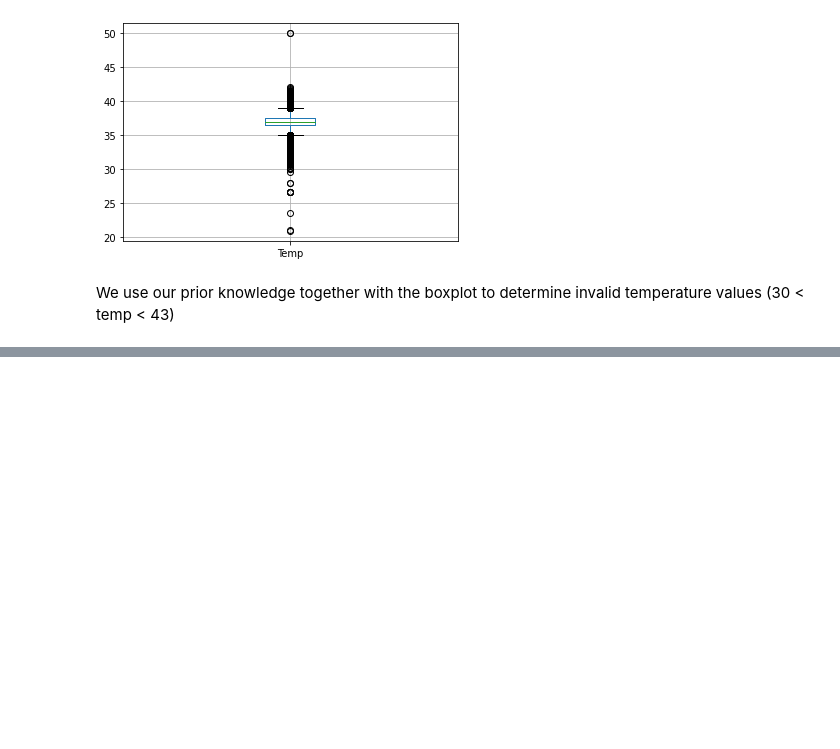
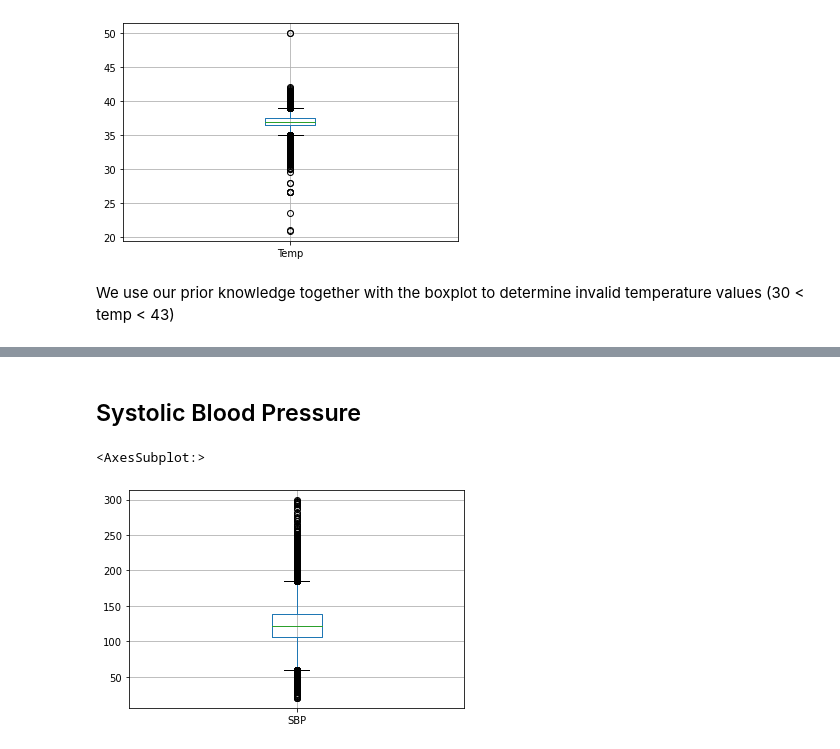
Before and after one commit to NaorHaba/Course-094295_hw1, a Jupyter notebook: EDA.ipynb, the cells around one changed output, grey strips where cells are left out. Drawn from its saved outputs; the diff is of its cells as text; code cells hidden in the pictures; blank space fills up the shorter version.

```diff
--- a/EDA.ipynb
+++ b/EDA.ipynb
@@ -211,0 +144,7 @@ for col in lab_values[1:]:
+# %% [markdown]
+## Systolic Blood Pressure
+# %%
+t_df[vital_signs].boxplot(column='SBP')
+# %% [output]
+<AxesSubplot:>
+[figure, added]
```
Also changed, not shown: parts of 50 cells of this notebook, 5 other files.
